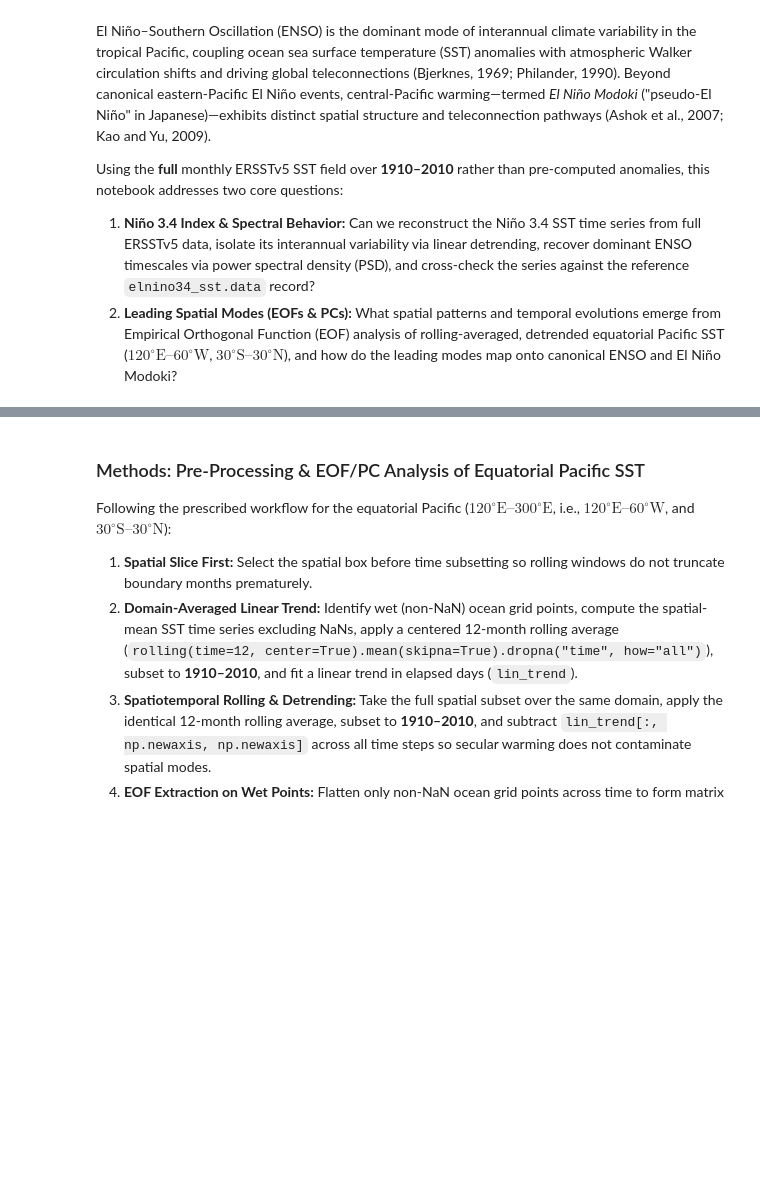
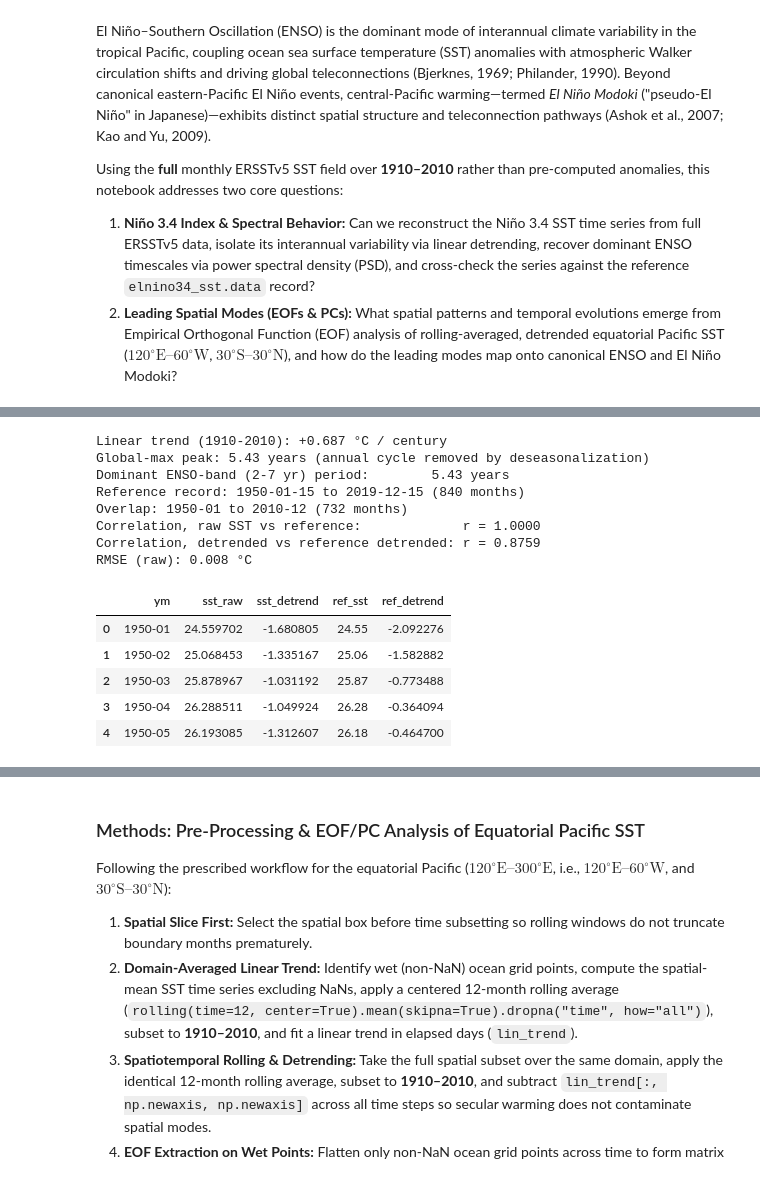
Before and after one commit to PhoebeWu0528/Sth-for-oces3301, a Jupyter notebook: ass3_elnino_21298557.ipynb, the cells around one changed output, grey strips where cells are left out. Saved outputs shown, nothing was run; the diff lists cells and outputs as text; code cells hidden in the pictures; blank space fills up the shorter version.

```diff
--- a/ass3_elnino_21298557.ipynb
+++ b/ass3_elnino_21298557.ipynb
@@ -66,49 +68,96 @@ sst_sorted = sst_full.sortby("lat")
 # Niño 3.4 domain: 5S-5N, 170W-120W (190E-240E)
 nino34_raw = (
     sst_sorted.sel(lon=slice(190, 240), lat=slice(-5, 5), time=slice("1910", "2010"))
     .mean(dim=["lat", "lon"], skipna=True)
 )
 
+clim = nino34_raw.groupby("time.month").mean("time")
+nino34_deseas = nino34_raw.groupby("time.month") - clim
+
 # Elapsed time in days and years for detrending and spectral scaling
 t_vals = nino34_raw["time"].values
 t_days = (t_vals.astype("datetime64[D]") - t_vals[0].astype("datetime64[D]")).astype(np.float64)
 t_years = t_days / 365.25
 
-y_raw = nino34_raw.values.astype(np.float64)
+y_raw = nino34_deseas.values.astype(np.float64)
 slope, intercept = np.polyfit(t_days, y_raw, deg=1)
 y_trend = slope * t_days + intercept
 y_detrend = y_raw - y_trend
 
 print(f"Linear trend (1910-2010): {slope * 365.25 * 100:+.3f} °C / century")
 
 # Mean monthly sampling interval in years -> fs in cycles/year
 dt_yr = np.median(np.diff(t_years))
 fs_yr = 1.0 / dt_yr
 
 freqs, psd = signal.welch(
     y_detrend, fs=fs_yr, nperseg=min(256, len(y_detrend)), noverlap=128
 )
 valid = freqs > 0
 periods_yr = 1.0 / freqs[valid]
 psd_valid = psd[valid]
 
-peak_idx = np.argmax(psd_valid)
-peak_period = periods_yr[peak_idx]
-print(f"Dominant detrended Niño 3.4 period: {peak_period:.2f} years")
+annual_period = periods_yr[np.argmax(psd_valid)]
+band = (periods_yr >= 2) & (periods_yr <= 7)
+peak_period = periods_yr[band][np.argmax(psd_valid[band])]
+print(f"Global-max peak: {annual_period:.2f} years (annual cycle removed by deseasonalization)")
+print(f"Dominant ENSO-band (2-7 yr) period:        {peak_period:.2f} years")
 
-# Attempt loading reference elnino34_sst.data from course GitHub
 ref_url = "https://raw.githubusercontent.com/julianmak/OCES3301_data_analysis/main/elnino34_sst.data"
-ref_loaded = False
-try:
-    ref_local = fsspec.open_local(
-        f"simplecache::{ref_url}",
-        filecache={"cache_storage": "/tmp/fsspec_cache"}
-    )
-    ref_arr = np.loadtxt(ref_local)
-    ref_loaded = True
-    print("Reference elnino34_sst.data shape:", ref_arr.shape)
-except Exception as e:
-    print("Could not fetch elnino34_sst.data remotely:", e)
+ref_local = fsspec.open_local(
+    f"simplecache::{ref_url}",
+    filecache={"cache_storage": "/tmp/fsspec_cache"}
+)
+raw_lines = open(ref_local).read().splitlines()
+data_rows = [ln.split() for ln in raw_lines if len(ln.split()) == 13]
+ref_arr = np.array(data_rows, dtype=float)
+
+ref_years = ref_arr[:, 0].astype(int)
+ref_vals = ref_arr[:, 1:].ravel()
+ref_time = pd.DatetimeIndex(pd.to_datetime({
+    "year": np.repeat(ref_years, 12),
+    "month": np.tile(np.arange(1, 13), len(ref_years)),
+    "day": 15,
+}))
+ok = ref_vals > -50
+ref_time, ref_vals = ref_time[ok], ref_vals[ok]
+print(f"Reference record: {ref_time[0].date()} to {ref_time[-1].date()} ({ok.sum()} months)")
+
+ours = pd.DataFrame({
+    "ym": pd.to_datetime(nino34_raw["time"].values).strftime("%Y-%m"),
+    "sst_raw": nino34_raw.values.astype(np.float64),
+    "sst_detrend": y_detrend,
+})
+ref_df = pd.DataFrame({"ym": ref_time.strftime("%Y-%m"), "ref_sst": ref_vals})
+m = ours.merge(ref_df, on="ym", how="inner").sort_values("ym").reset_index(drop=True)
+
+tt = np.arange(len(m), dtype=float)
+ref_slope, ref_icept = np.polyfit(tt, m["ref_sst"], 1)
+m["ref_detrend"] = m["ref_sst"] - (ref_slope * tt + ref_icept)
+
+r_raw = m["sst_raw"].corr(m["ref_sst"])
+r_dt  = m["sst_detrend"].corr(m["ref_detrend"])
+rmse  = np.sqrt(np.mean((m["sst_raw"] - m["ref_sst"]) ** 2))
+print(f"Overlap: {m['ym'].iloc[0]} to {m['ym'].iloc[-1]} ({len(m)} months)")
+print(f"Correlation, raw SST vs reference:             r = {r_raw:.4f}")
+print(f"Correlation, detrended vs reference detrended: r = {r_dt:.4f}")
+print(f"RMSE (raw): {rmse:.3f} °C")
+m.head()
+# %% [output]
+Linear trend (1910-2010): +0.687 °C / century
+Global-max peak: 5.43 years (annual cycle removed by deseasonalization)
+Dominant ENSO-band (2-7 yr) period:        5.43 years
+Reference record: 1950-01-15 to 2019-12-15 (840 months)
+Overlap: 1950-01 to 2010-12 (732 months)
+Correlation, raw SST vs reference:             r = 1.0000
+Correlation, detrended vs reference detrended: r = 0.8759
+RMSE (raw): 0.008 °C
+|  | ym | sst_raw | sst_detrend | ref_sst | ref_detrend |
+| 0 | 1950-01 | 24.559702 | -1.680805 | 24.55 | -2.092276 |
+| 1 | 1950-02 | 25.068453 | -1.335167 | 25.06 | -1.582882 |
+| 2 | 1950-03 | 25.878967 | -1.031192 | 25.87 | -0.773488 |
+| 3 | 1950-04 | 26.288511 | -1.049924 | 26.28 | -0.364094 |
+| 4 | 1950-05 | 26.193085 | -1.312607 | 26.18 | -0.464700 |
 # %%
 fig, axes = plt.subplots(1, 2, figsize=(13, 4.2))
 
```
Also changed, not shown: parts of 12 cells of this notebook.
